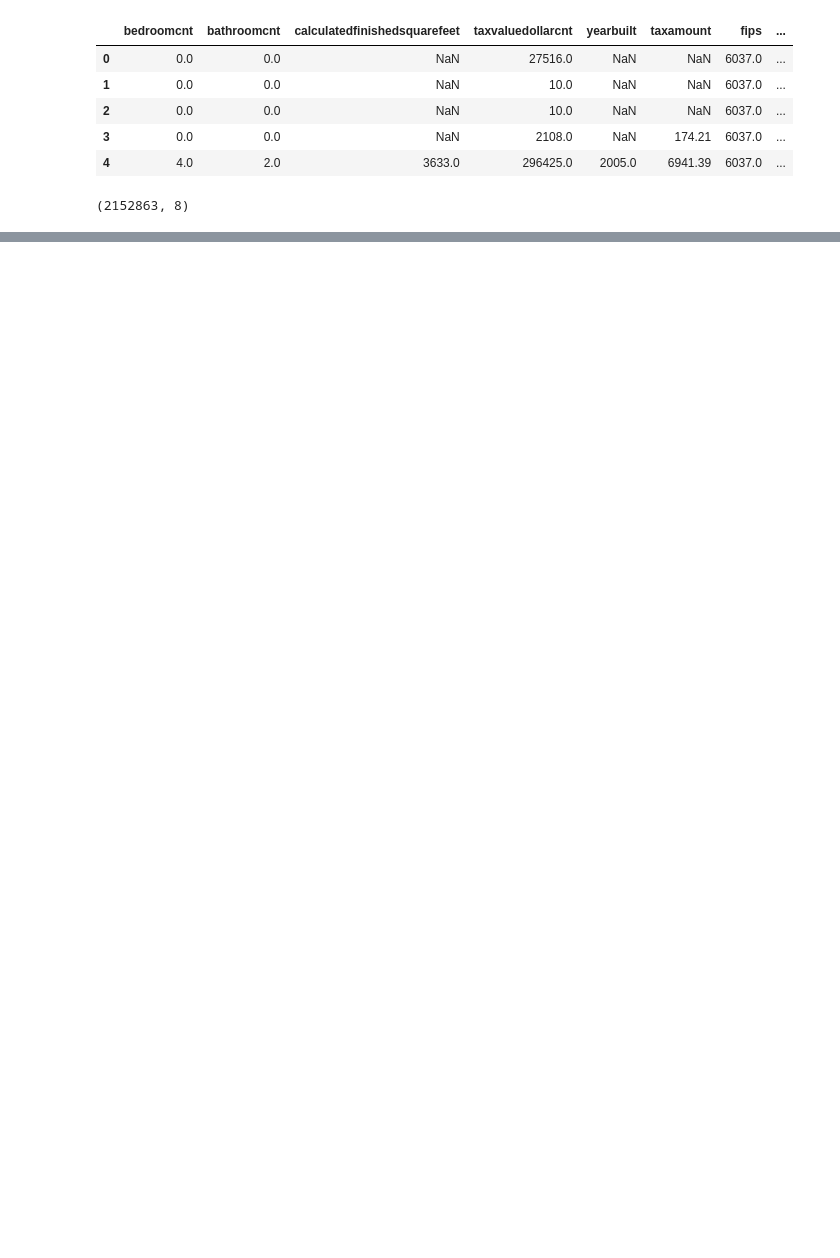
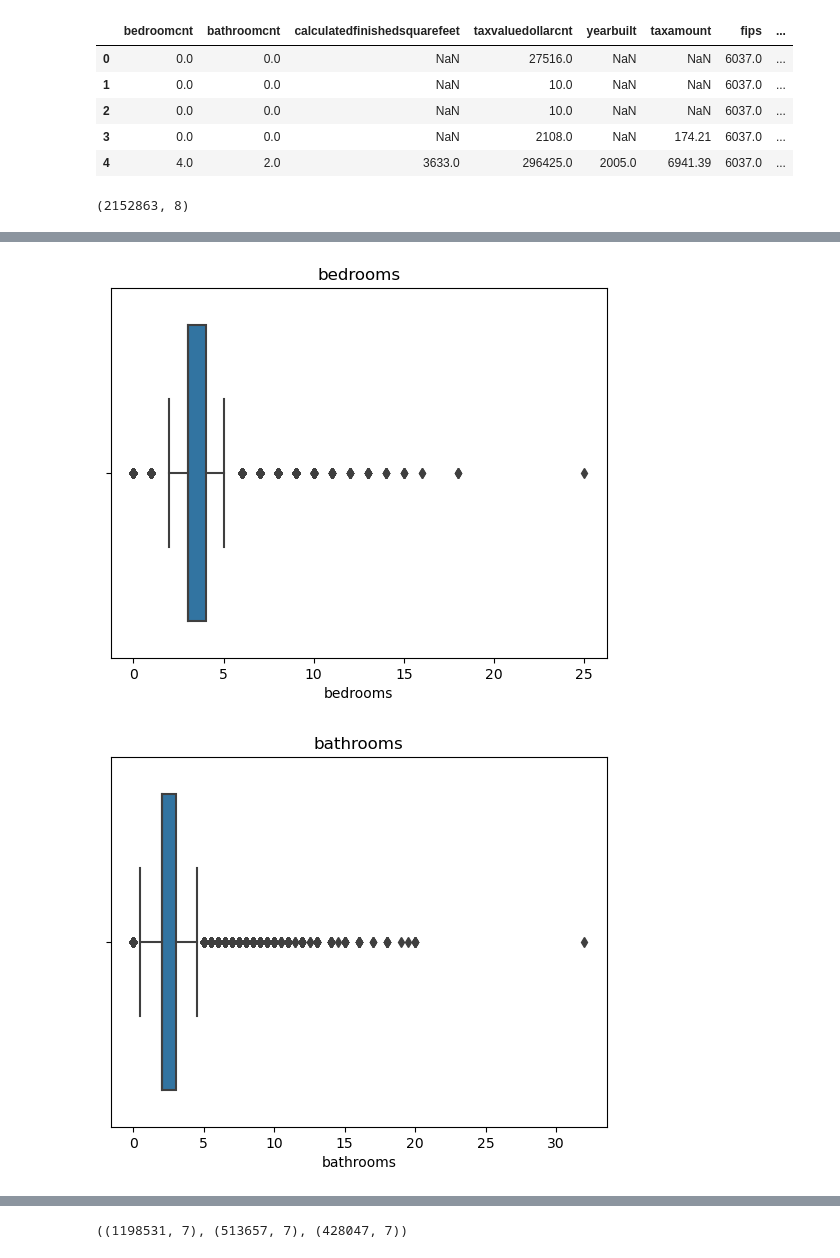
Before and after one commit to devgurung141/regression-exercises, a Jupyter notebook: wrangle.ipynb, the cells around one changed output, grey strips where cells are left out. Saved outputs shown, nothing was run; the diff lists cells and outputs as text; code cells hidden in the pictures; blank space fills up the shorter version.

```diff
--- a/wrangle.ipynb
+++ b/wrangle.ipynb
@@ -156,5 +142,0 @@ ____________________________
-# %%
-for col in df.columns:
-    sns.displot(df[col])
-    plt.title(f'{col} distribution')
-    plt.show()
@@ -169,5 +143,9 @@ for col in df.columns:
 # %%
-df.fillna(0,inplace=True)
+# fill Null values
+# df.fillna(0,inplace=True)
+# %%
+# drop Null values
+df = df.dropna()
 # %%
 # check for Null
 # find the total number of Null values in each column
@@ -183,0 +186,9 @@ dtype: int64
+# %%
+# box plot graph of each column
+for col in df.columns:
+    sns.boxplot(x=col, data=df)
+    plt.title(col)
+    plt.show()
+# %% [output]
+[figure, added]
+[figure, added]
@@ -183,0 +200,14 @@ dtype: int64
+# %%
+# set seed
+seed = 42
+# split data into 80% train_validate, 20% test
+train_validate, test = train_test_split(df, test_size=0.2,
+                                        random_state=seed)
+
+# split train_validate data into 70% train, 30% validate
+train, validate = train_test_split(train_validate, test_size=0.3,
+                                   random_state=seed)
+
+train.shape, validate.shape, test.shape
+# %% [output]
+((1198531, 7), (513657, 7), (428047, 7))
```
Also changed, not shown: parts of 13 cells of this notebook.
